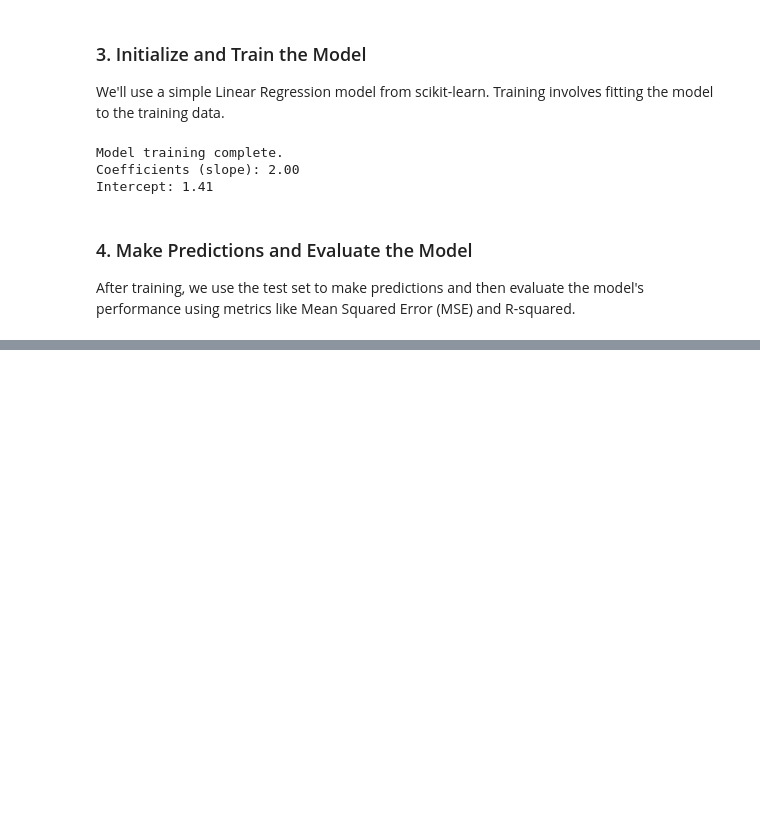
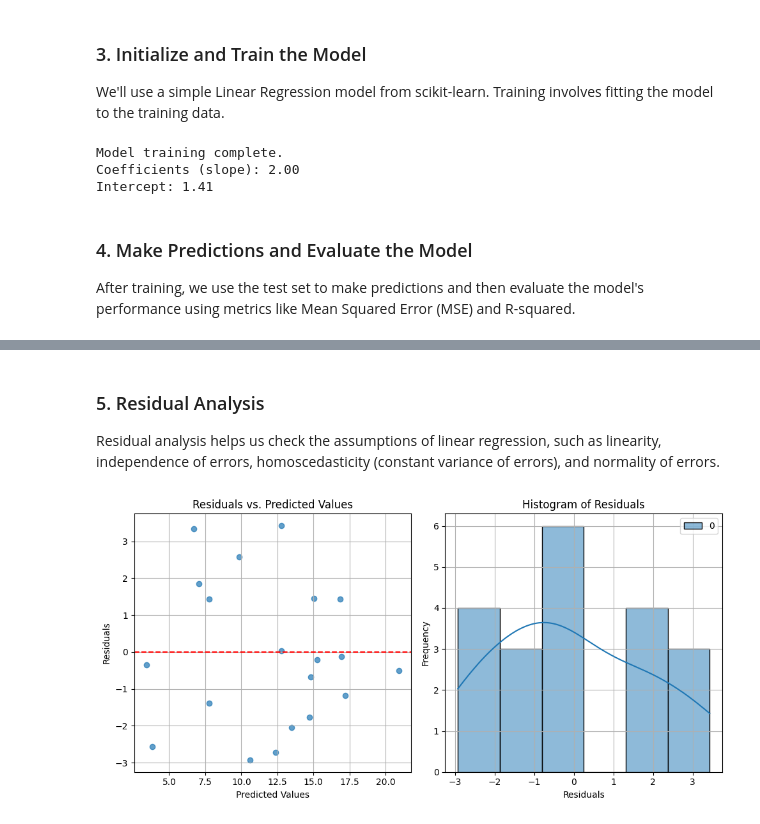
Before and after one commit to amit-sahu-a11y/ML_projects_for_practice, a Jupyter notebook: Untitled50.ipynb, the cells around one changed output, grey strips where cells are left out. Saved outputs shown, nothing was run; the diff lists cells and outputs as text; code cells hidden in the pictures; blank space fills up the shorter version.

```diff
--- a/Untitled50.ipynb
+++ b/Untitled50.ipynb
@@ -99,0 +102,31 @@ R-squared (R2): 0.85
+# %% [markdown]
+### 5. Residual Analysis
+
+Residual analysis helps us check the assumptions of linear regression, such as linearity, independence of errors, homoscedasticity (constant variance of errors), and normality of errors.
+# %%
+# Calculate residuals
+residuals = y_test - y_pred
+
+plt.figure(figsize=(10, 5))
+
+# Plot 1: Residuals vs. Predicted values
+plt.subplot(1, 2, 1)
+plt.scatter(y_pred, residuals, alpha=0.7)
+plt.axhline(y=0, color='r', linestyle='--')
+plt.title('Residuals vs. Predicted Values')
+plt.xlabel('Predicted Values')
+plt.ylabel('Residuals')
+plt.grid(True)
+
+# Plot 2: Histogram of Residuals
+plt.subplot(1, 2, 2)
+sns.histplot(residuals, kde=True)
+plt.title('Histogram of Residuals')
+plt.xlabel('Residuals')
+plt.ylabel('Frequency')
+plt.grid(True)
+
+plt.tight_layout()
+plt.show()
+# %% [output]
+[figure, added]
```
Also changed, not shown: parts of 3 cells of this notebook.
